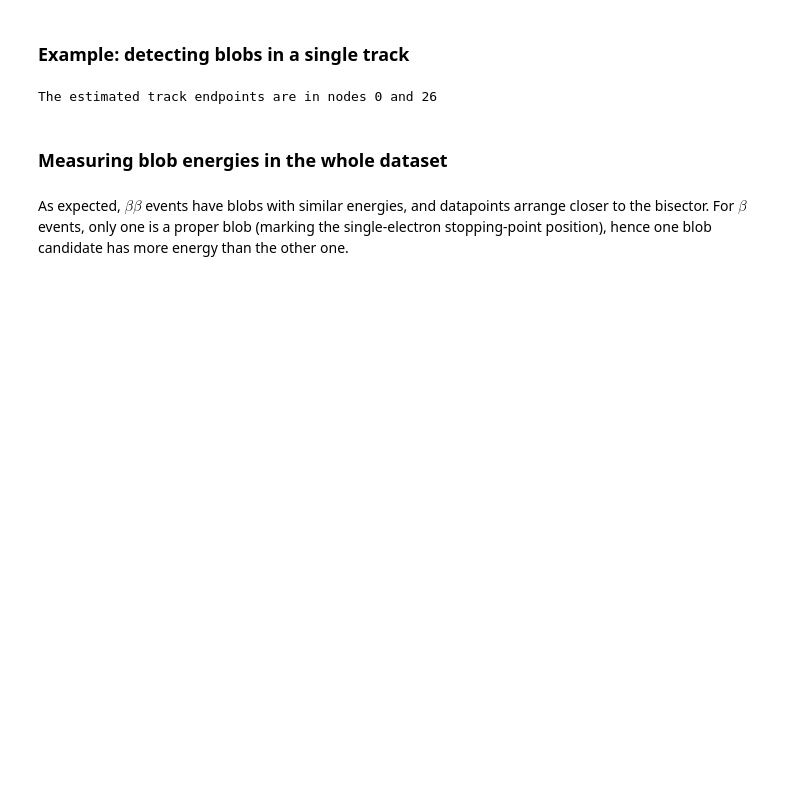
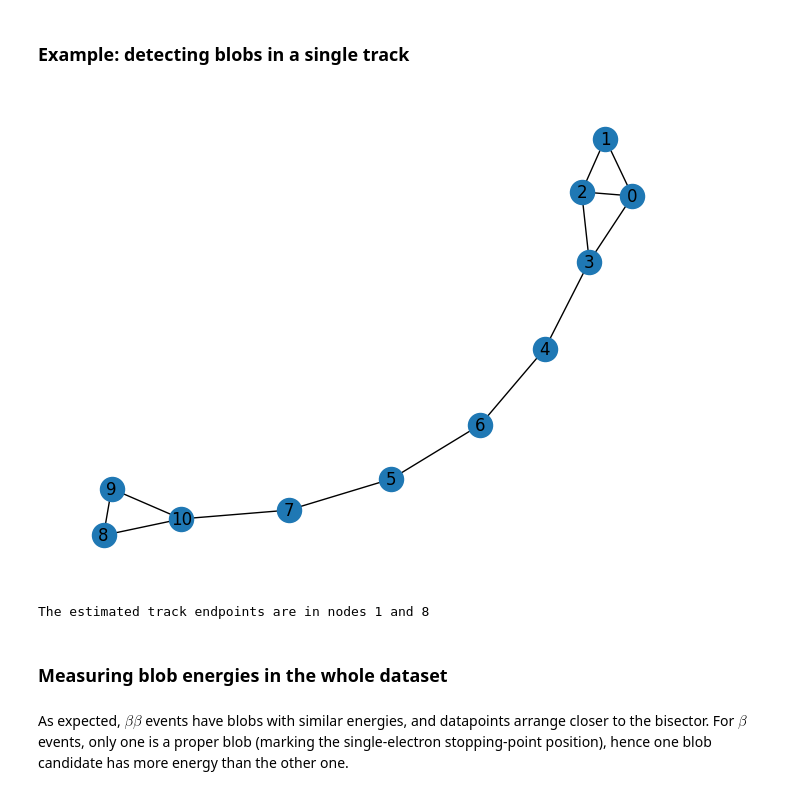
Before and after one commit to qismib/QuaKe, a Jupyter notebook: examples/blob.ipynb, the cells around one changed output. Saved outputs shown, nothing was run; the diff lists cells and outputs as text; code cells hidden in the pictures; blank space fills up the shorter version.

```diff
--- a/examples/blob.ipynb
+++ b/examples/blob.ipynb
@@ -34,15 +51,17 @@ train_generator, val_generator, test_generator = read_data(data_folder, train_fo
 ### Example: detecting blobs in a single track
 # %%
 # Creating the graph associated with the first training event
-edges = distance_matrix(train_generator.inputs[0], setup, euclid = False)
+edges = distance_matrix(train_generator.inputs[5], setup, euclid = False)
 graph = nx.from_numpy_matrix(edges)
 nx.draw(graph, with_labels = True)
+# %% [output]
+[figure, added]
 # %%
 # Detecting blob location with a BFS algorithm
 blob1, blob2 = find_main_trajectory(graph)
 print("The estimated track endpoints are in nodes", blob1, "and", blob2)
 # %% [output]
-The estimated track endpoints are in nodes 0 and 26
+The estimated track endpoints are in nodes 1 and 8
 # %% [markdown]
 ### Measuring blob energies in the whole dataset
 # %%
```
Also changed, not shown: parts of 8 cells of this notebook, 2 other files.
